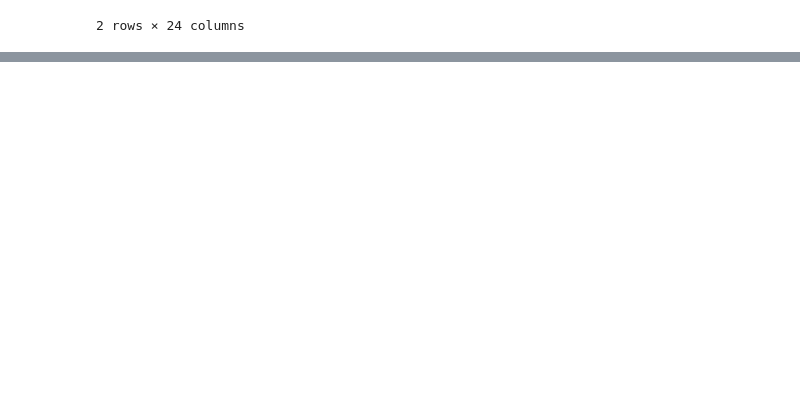
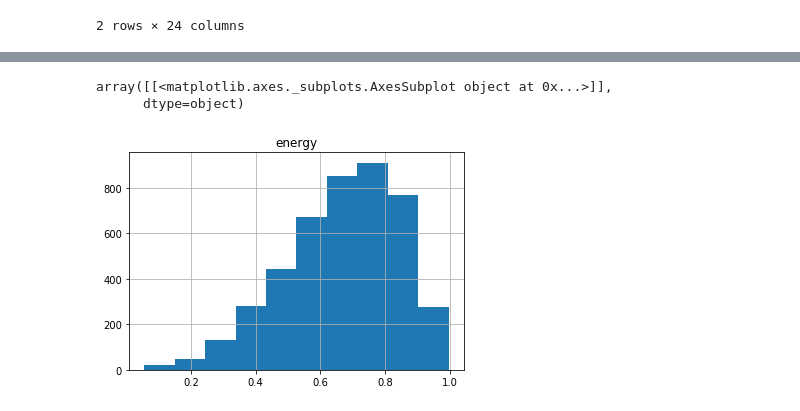
Before and after one commit to JKocher13/DataEngineering.Labs.AirflowProject, a Jupyter notebook: Python_Notebook_for_Airflow_Project.ipynb, the cells around one changed output, grey strips where cells are left out. Saved outputs shown, nothing was run; the diff lists cells and outputs as text; code cells hidden in the pictures; blank space fills up the shorter version.

```diff
--- a/Python_Notebook_for_Airflow_Project.ipynb
+++ b/Python_Notebook_for_Airflow_Project.ipynb
@@ -1348,0 +1464,6 @@ song2000s
+# %%
+top2010_df.hist(column = "energy")
+# %% [output]
+array([[<matplotlib.axes._subplots.AxesSubplot object at 0x...>]],
+      dtype=object)
+[figure, added]
```
Also changed, not shown: parts of 18 cells of this notebook, 1 other file.
